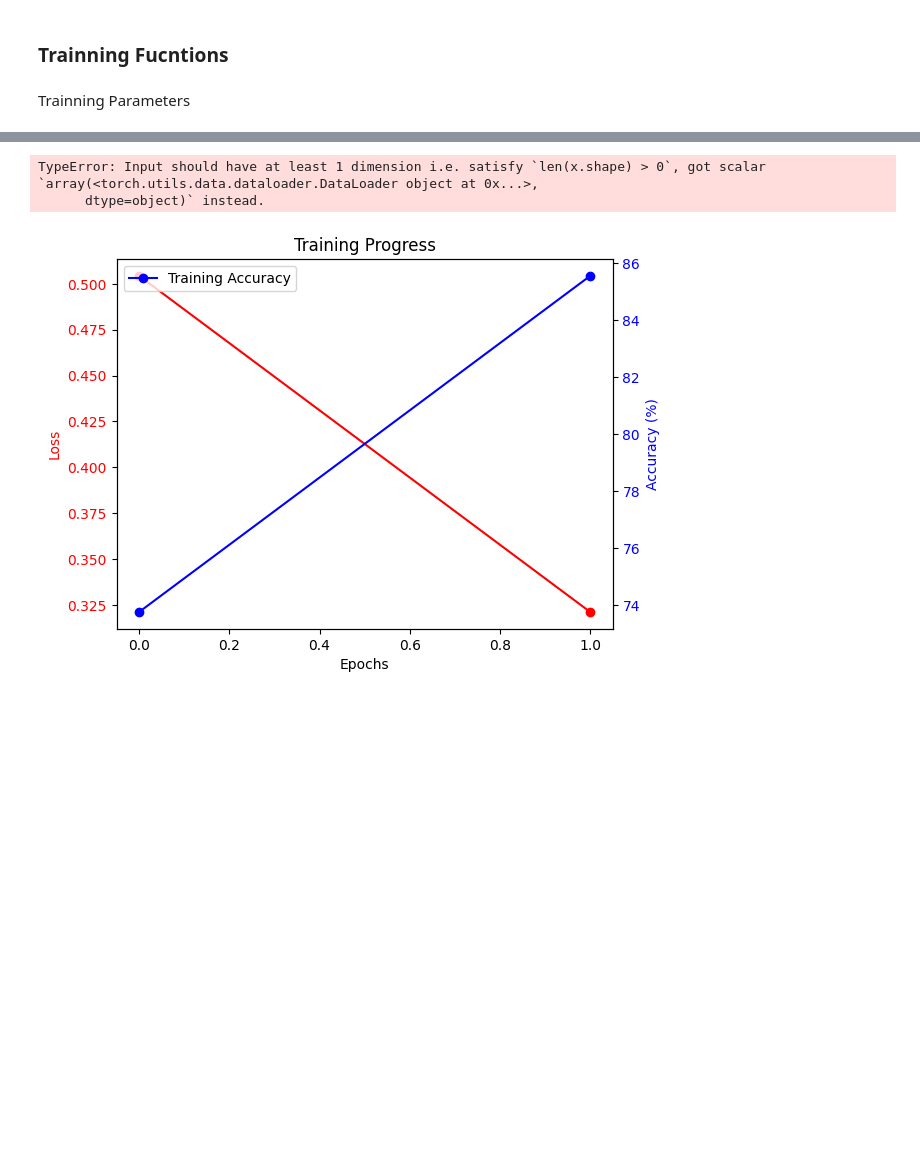
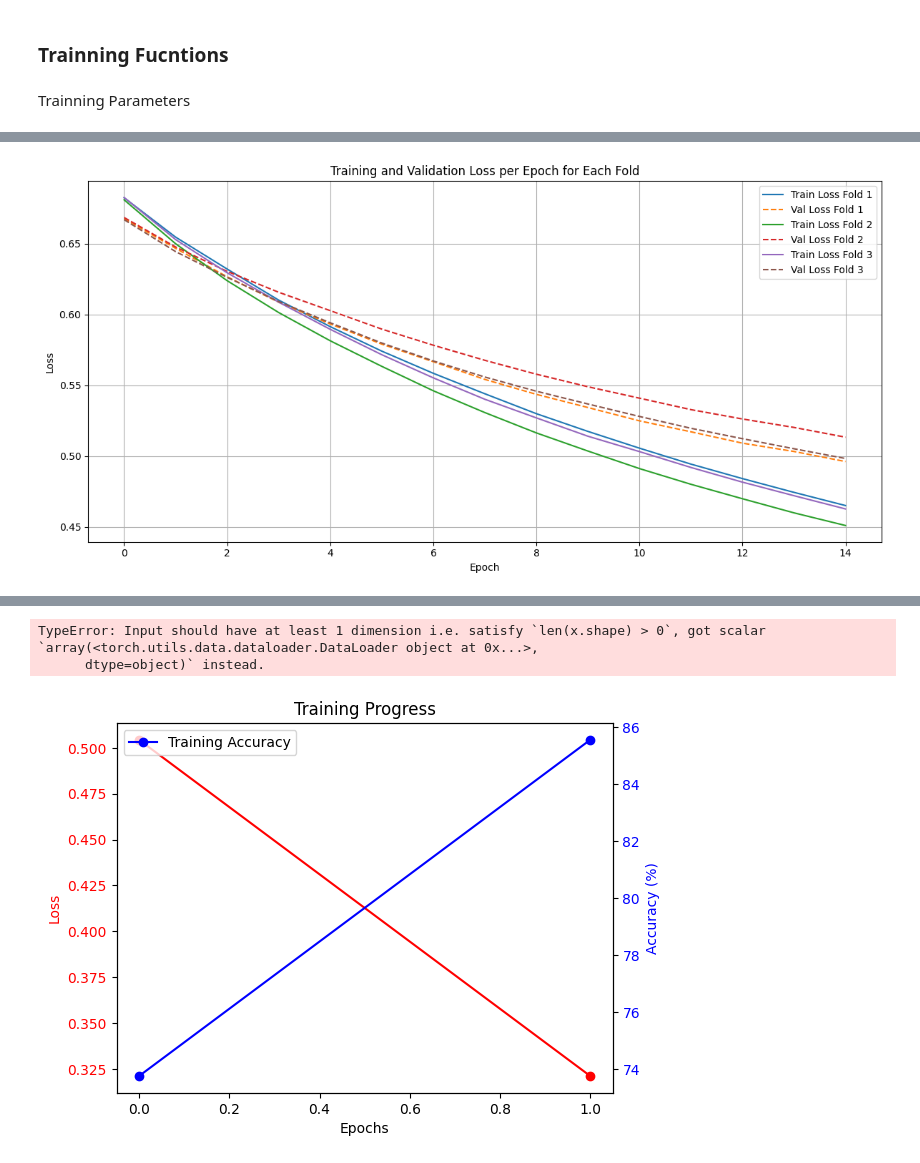
Before and after one commit to JoaoNunes20/Computational-Deep-Learning, a Jupyter notebook: classification.ipynb, the cells around one changed output, grey strips where cells are left out. Drawn from its saved outputs; the diff is of its cells as text; code cells hidden in the pictures; blank space fills up the shorter version.

```diff
--- a/classification.ipynb
+++ b/classification.ipynb
@@ -442,9 +453,16 @@ exp_ds = ImageDataset(exp_df, transform=transform)
 Trainning Parameters
 # %%
 # Define KFold cross-validator (e.g., 5-fold)
-kf = KFold(n_splits=5, shuffle=True, random_state=42)
+#kf = KFold(n_splits=3, shuffle=True, random_state=42)
+# Define StratifiedKFold cross-validator
+#SFK
+# Extract labels from the dataset for stratified splitting
+labels = np.array([exp_ds[i][1].item() for i in range(len(exp_ds))])
+skf = StratifiedKFold(n_splits=3, shuffle=True, random_state=42) # for stratified sampling that means that the distribution of the labels is the same in each fold
+
+
 
 # Parameters for training
-num_epochs = 10  # adjust as needed
+num_epochs = 15  # adjust as needed
 batch_size = 32
-learning_rate = 0.001
+learning_rate = 0.00001
@@ -531,0 +644,15 @@ KeyboardInterrupt:
+# %%
+# Plot training and validation loss for each fold
+plt.figure(figsize=(12, 6))
+for fold in training_losses_per_folder:
+    plt.plot(training_losses_per_folder[fold], label=f"Train Loss Fold {fold+1}")
+    plt.plot(validation_losses_per_folder[fold], linestyle='--', label=f"Val Loss Fold {fold+1}")
+plt.title("Training and Validation Loss per Epoch for Each Fold")
+plt.xlabel("Epoch")
+plt.ylabel("Loss")
+plt.legend()
+plt.grid(True)
+plt.tight_layout()
+plt.show()
+# %% [output]
+[figure, added]
```
Also changed, not shown: parts of 28 cells of this notebook, 5 other files.
